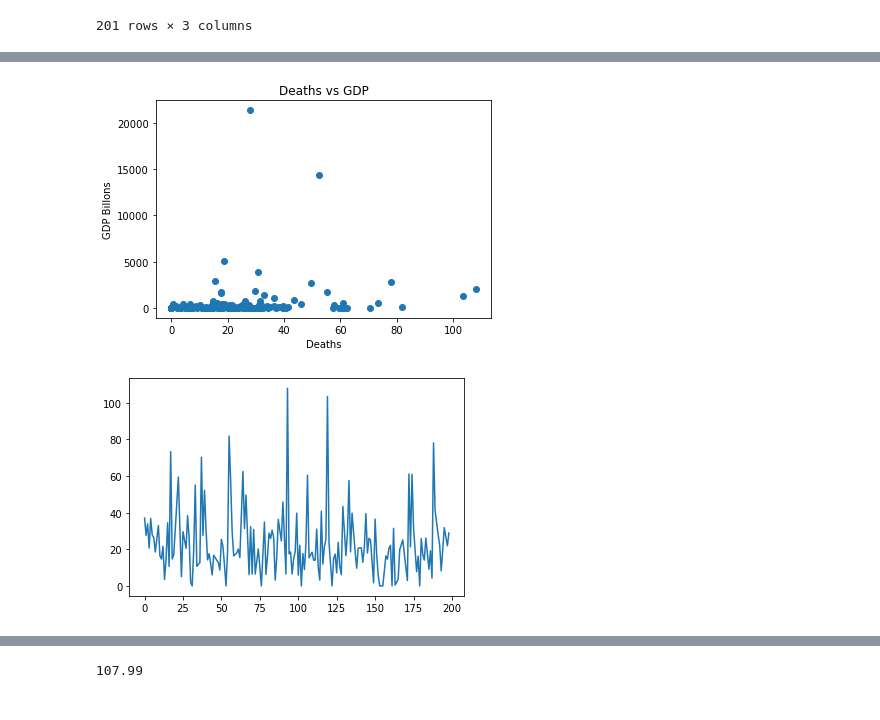
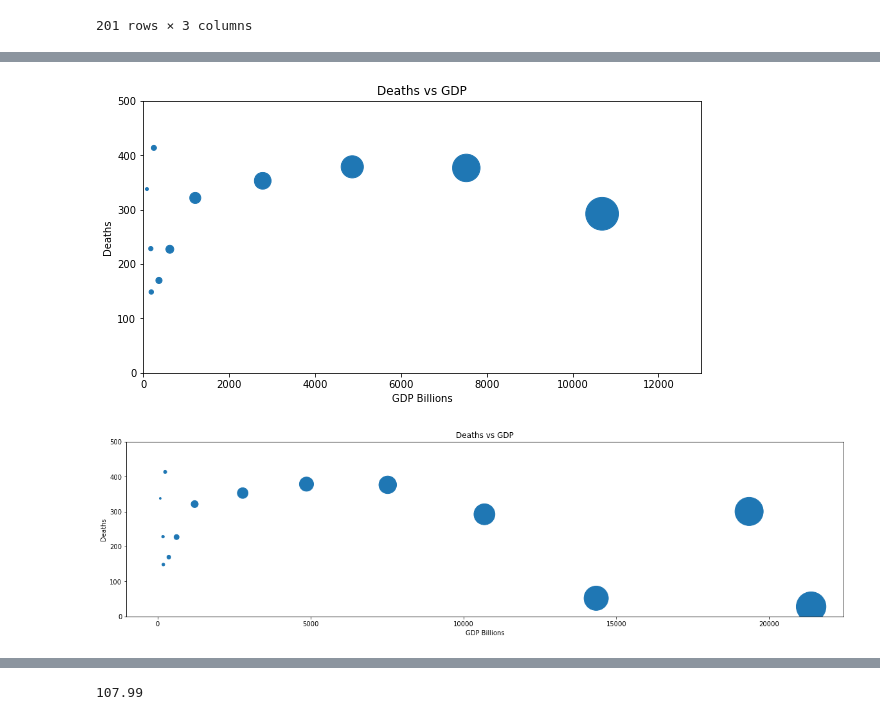
Before and after one commit to AustinRCole/COVID_Lat_GDP_analysis, a Jupyter notebook: GDP_Data_Analysis.ipynb, the cells around one changed output, grey strips where cells are left out. Drawn from its saved outputs; the diff is of its cells as text; code cells hidden in the pictures.

```diff
--- a/GDP_Data_Analysis.ipynb
+++ b/GDP_Data_Analysis.ipynb
@@ -212,0 +201,10 @@ See the caveats in the documentation: https://pandas.pydata.org/pandas-docs/stab
+# %%
+bins = [0, 4, 10, 15, 20, 25, 40, 60, 100, 250, 400, 1000, 2000, 6000, 21000, 35000]
+labels = ['0 - 3.9', '4 - 9.9', '10 - 14.9', '15 - 19.9', '20 - 24.9',
+          '25 - 39.9', '40 - 59.9', '60 - 99.9', '100 - 249.9', '250 - 399.9',
+          '400 - 999.9', '1000 - 1999.9', '2000 - 5999.9', '6000 - 14999.99', 'GDP 15K +']
+
+Final_data['2019 GDP'] = pd.cut(Final_data['2019 GDP in Billions'], bins, labels=labels, include_lowest=True)
+Final_GDPdata = Final_data.groupby('2019 GDP')
+Final_GDP = Final_GDPdata.sum()
+Final_GDP
@@ -213,27 +229,30 @@ See the caveats in the documentation: https://pandas.pydata.org/pandas-docs/stab
 # %%
 #  Is there any relationship between 2019 GDP with the infection rate/deaths?
-y_axis = GDP_data_df['2019 GDP in Billions']
-x_axis = GDP_data_df['Deaths per 1000 Cases']
+x_axis = Final_GDP['2019 GDP in Billions']
+y_axis = Final_GDP['Deaths per 1000 Cases']
 
-plt.scatter(x_axis, y_axis)
-# plt.xlim(0, 80)
-# plt.ylim(20, 1000)
+plt.figure(figsize=(10, 5))
+plt.scatter(x_axis, y_axis, s = x_axis/10)
+plt.xlim(0, 13000)
+plt.ylim(0, 500)
 plt.title("Deaths vs GDP")
-plt.xlabel("Deaths")
-plt.ylabel("GDP Billons")
+plt.xlabel("GDP Billions")
+plt.ylabel("Deaths")
 plt.show()
 # %% [output]
-[figure, old version]
+[figure, new version]
 # %%
-y_axis = GDP_data_df['2019 GDPx10']
-x_axis = GDP_data_df['Deaths per 1000 Cases']
+#  Is there any relationship between 2019 GDP with the infection rate/deaths?
+x_axis = Final_GDP['2019 GDP in Billions']
+y_axis = Final_GDP['Deaths per 1000 Cases']
 
-plt.plot(x_axis)
-# plt.xlim(0, 100)
-# plt.ylim(0, 1000)
-# plt.title("Deaths vs GDP")
-# plt.xlabel("Deaths")
-# plt.ylabel("GDP")
+plt.figure(figsize=(20, 5))
+plt.scatter(x_axis, y_axis, s = x_axis/10)
+# plt.xlim(0, 13000)
+plt.ylim(0, 500)
+plt.title("Deaths vs GDP")
+plt.xlabel("GDP Billions")
+plt.ylabel("Deaths")
 plt.show()
 # %% [output]
-[figure, old version]
+[figure, new version]
```
Also changed, not shown: parts of 4 cells of this notebook.
